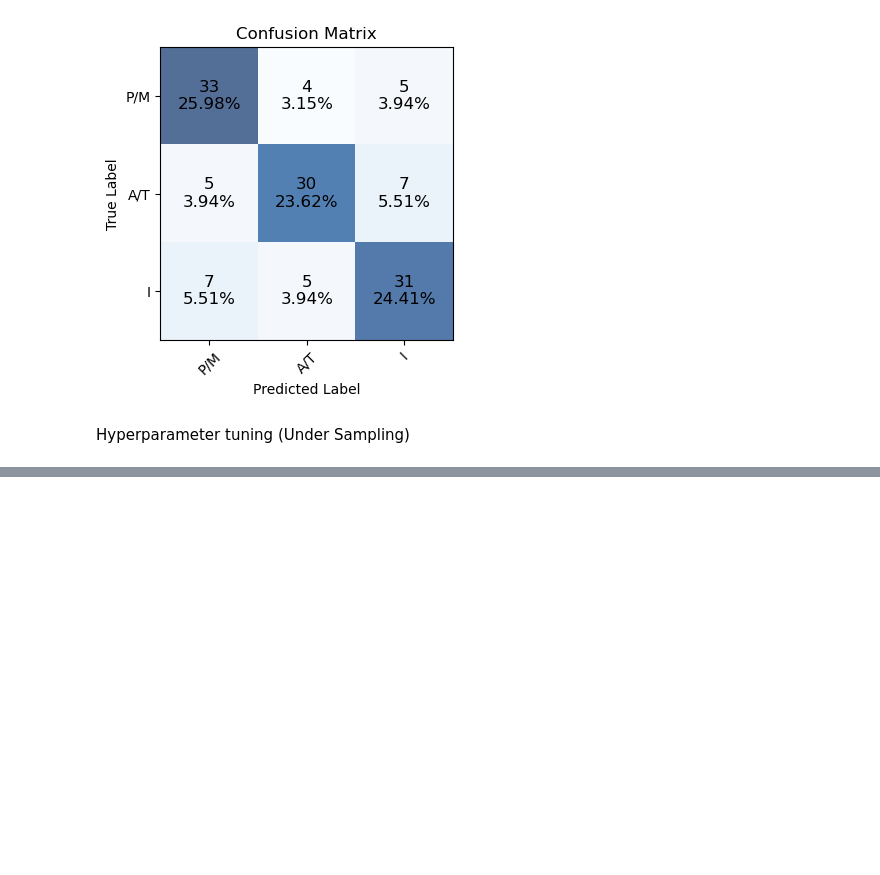
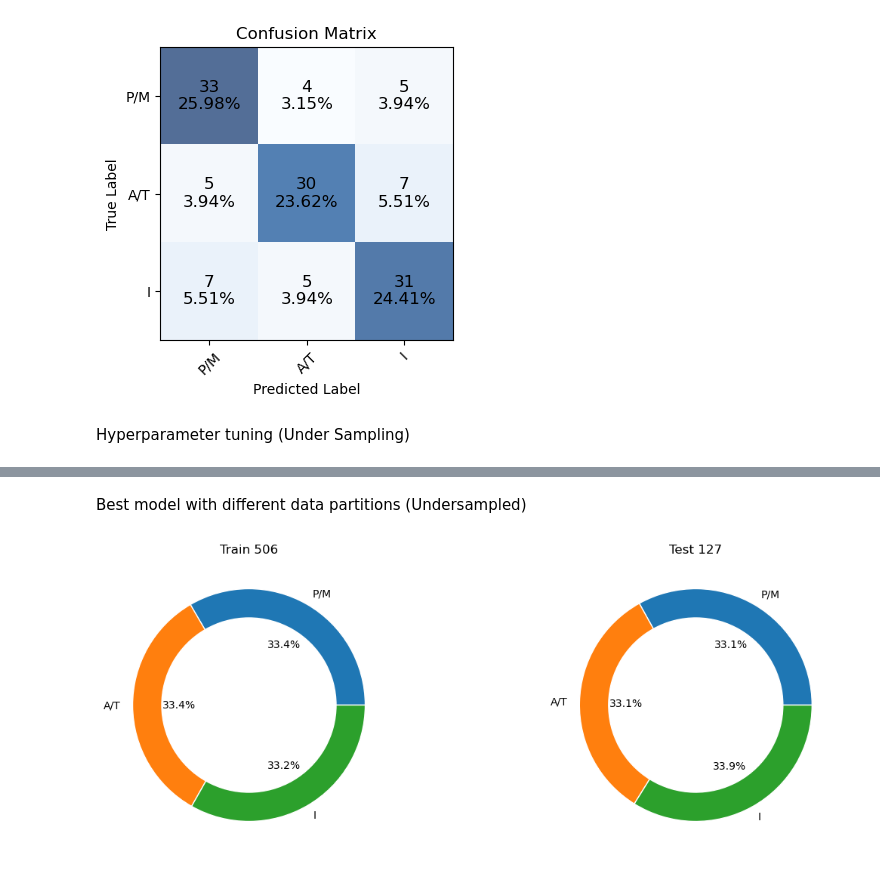
Before and after one commit to ignacio-ms/PyMorph, a Jupyter notebook: notebooks/5.2-cellular_division_preprocessing.ipynb, the cells around one changed output, grey strips where cells are left out. Cells and saved outputs as stored; diff of their text form; code cells hidden in the pictures; blank space fills up the shorter version.

```diff
--- a/notebooks/5.2-cellular_division_preprocessing.ipynb
+++ b/notebooks/5.2-cellular_division_preprocessing.ipynb
@@ -371,0 +437,36 @@ Epoch 1/100
+# %% [markdown]
+Best model with different data partitions (Undersampled)
+# %%
+from sklearn.model_selection import train_test_split
+
+
+img_dir = v.data_path + 'CellDivision/images/'
+label_train_dir = v.data_path + 'CellDivision/undersampled/train.csv'
+label_test_dir = v.data_path + 'CellDivision/undersampled/test.csv'
+label_val_dir = v.data_path + 'CellDivision/undersampled/val.csv'
+
+train = pd.read_csv(label_train_dir, header=None)
+val = pd.read_csv(label_val_dir, header=None)
+test = pd.read_csv(label_test_dir, header=None)
+
+data = pd.concat([train, val, test], ignore_index=True)
+
+plt.figure(figsize=(14, 5))
+
+train, test = train_test_split(data, test_size=0.2, stratify=data[1])
+
+for i, dataset in enumerate([train, test]):
+    plt.subplot(1, 2, i+1)
+    plt.pie(
+        np.bincount(dataset[1].astype(int)),
+        labels=['P/M', 'A/T', 'I'],
+        colors=['#1f77b4', '#ff7f0e', '#2ca02c'],
+        autopct='%.1f%%',
+        wedgeprops=dict(width=.25, edgecolor='w')
+    )
+
+    plt.title([f'Train {len(train)}', f'Test {len(test)}'][i])
+
+plt.show()
+# %% [output]
+[figure, added]
```
Also changed, not shown: parts of 7 cells of this notebook, 9 other files.
